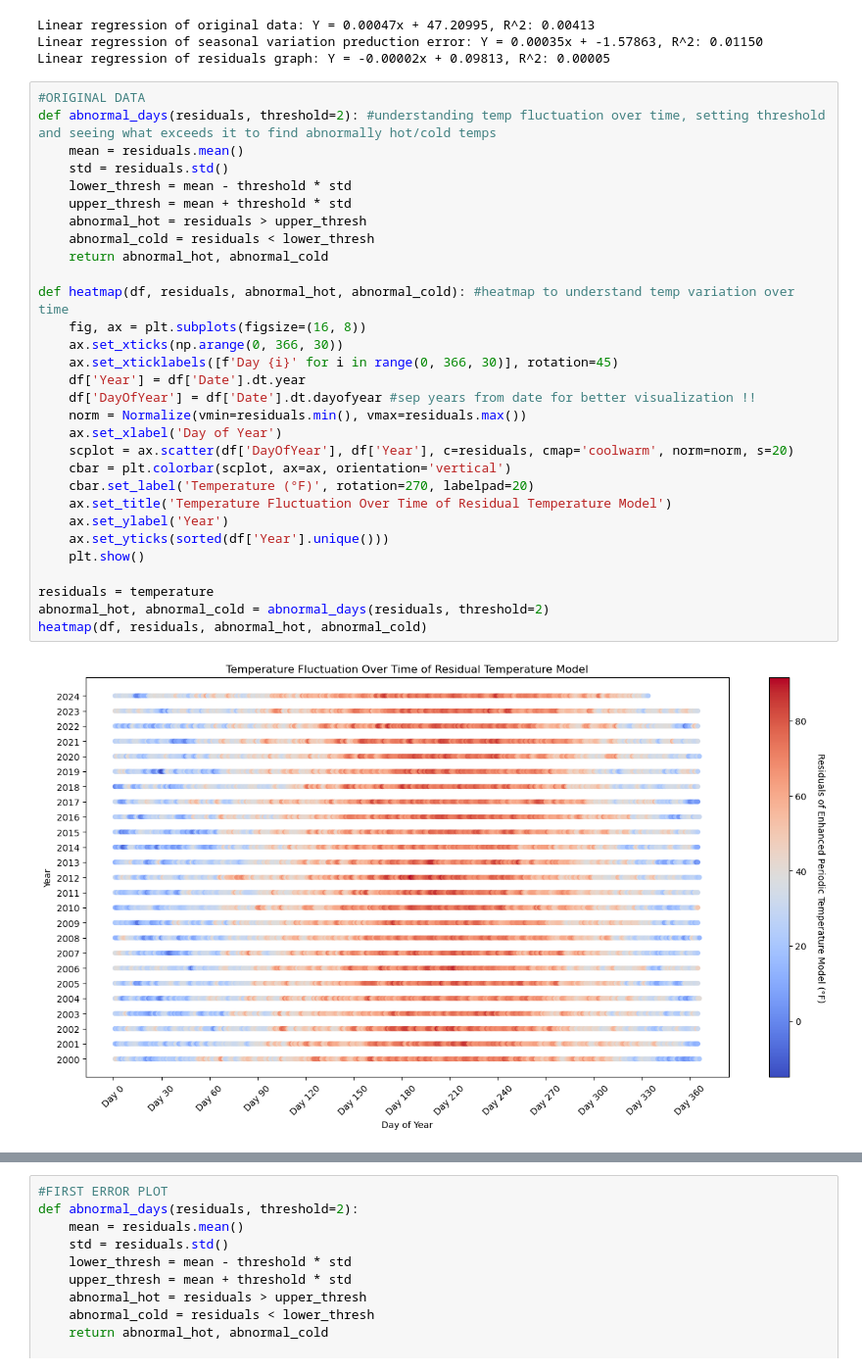
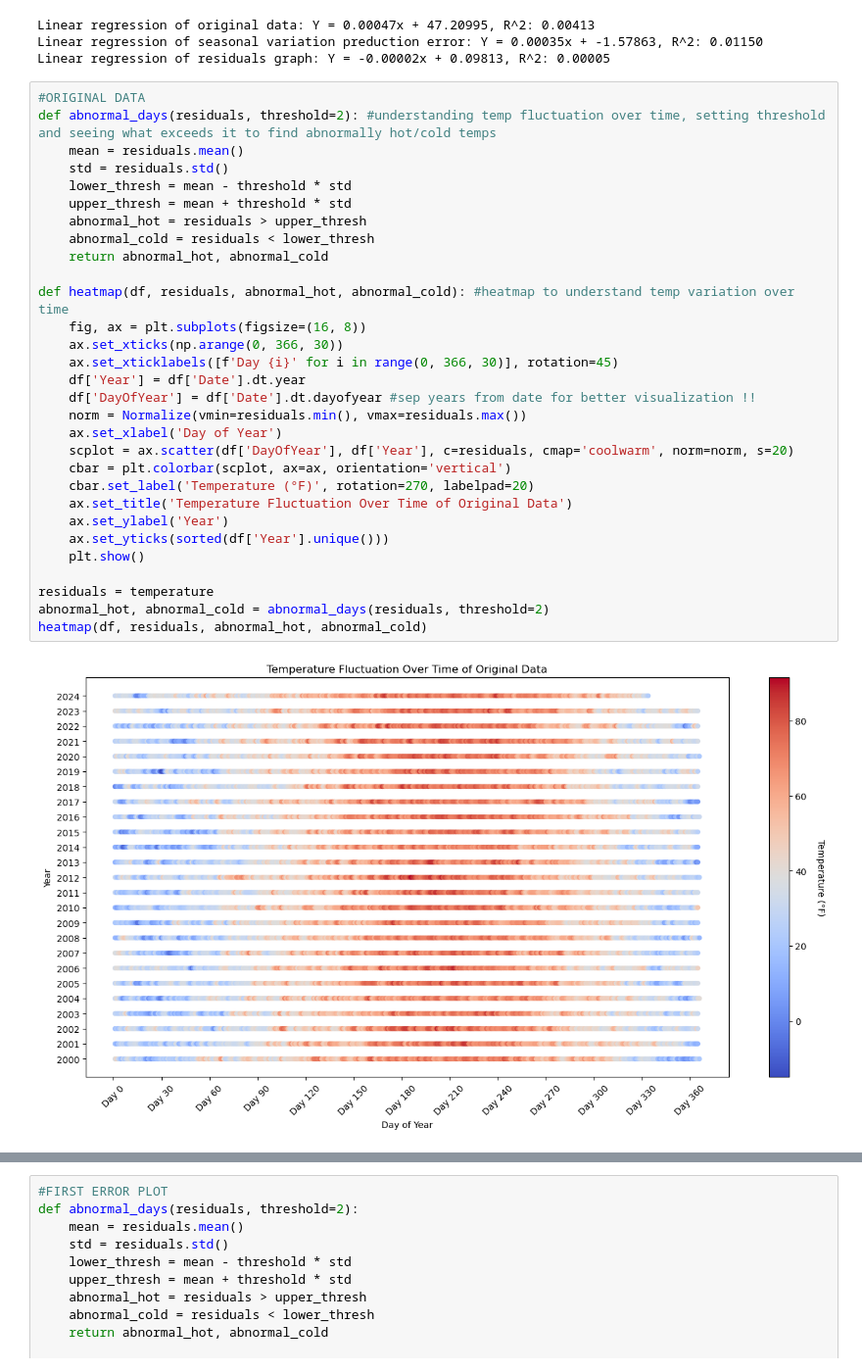
Before and after one commit to miayiannias/Assignments, a Jupyter notebook: FINAL.ipynb, the cells around one changed output, grey strips where cells are left out. Shown at 98% size. Saved outputs shown, nothing was run; the diff lists cells and outputs as text.

```diff
--- a/FINAL.ipynb
+++ b/FINAL.ipynb
@@ -170,35 +170,35 @@ Linear regression of residuals graph: Y = -0.00002x + 0.09813, R^2: 0.00005
 # %%
 #ORIGINAL DATA
 def abnormal_days(residuals, threshold=2): #understanding temp fluctuation over time, setting threshold and seeing what exceeds it to find abnormally hot/cold temps
     mean = residuals.mean()
     std = residuals.std()
     lower_thresh = mean - threshold * std
     upper_thresh = mean + threshold * std
     abnormal_hot = residuals > upper_thresh
     abnormal_cold = residuals < lower_thresh
     return abnormal_hot, abnormal_cold
 
 def heatmap(df, residuals, abnormal_hot, abnormal_cold): #heatmap to understand temp variation over time
     fig, ax = plt.subplots(figsize=(16, 8))
     ax.set_xticks(np.arange(0, 366, 30))
     ax.set_xticklabels([f'Day {i}' for i in range(0, 366, 30)], rotation=45)
     df['Year'] = df['Date'].dt.year
     df['DayOfYear'] = df['Date'].dt.dayofyear #sep years from date for better visualization !!
     norm = Normalize(vmin=residuals.min(), vmax=residuals.max())
     ax.set_xlabel('Day of Year')
     scplot = ax.scatter(df['DayOfYear'], df['Year'], c=residuals, cmap='coolwarm', norm=norm, s=20)
     cbar = plt.colorbar(scplot, ax=ax, orientation='vertical')
     cbar.set_label('Temperature (°F)', rotation=270, labelpad=20)
-    ax.set_title('Temperature Fluctuation Over Time of Residual Temperature Model')
+    ax.set_title('Temperature Fluctuation Over Time of Original Data')
     ax.set_ylabel('Year')
     ax.set_yticks(sorted(df['Year'].unique()))
     plt.show()
 
 residuals = temperature
 abnormal_hot, abnormal_cold = abnormal_days(residuals, threshold=2)
 heatmap(df, residuals, abnormal_hot, abnormal_cold)
 # %% [output]
-[figure, old version]
+[figure, new version]
 # %%
 #SEASONAL PREDICTION PLOT
 def abnormal_days(residuals, threshold=2):
```
Also changed, not shown: parts of 3 cells of this notebook.
